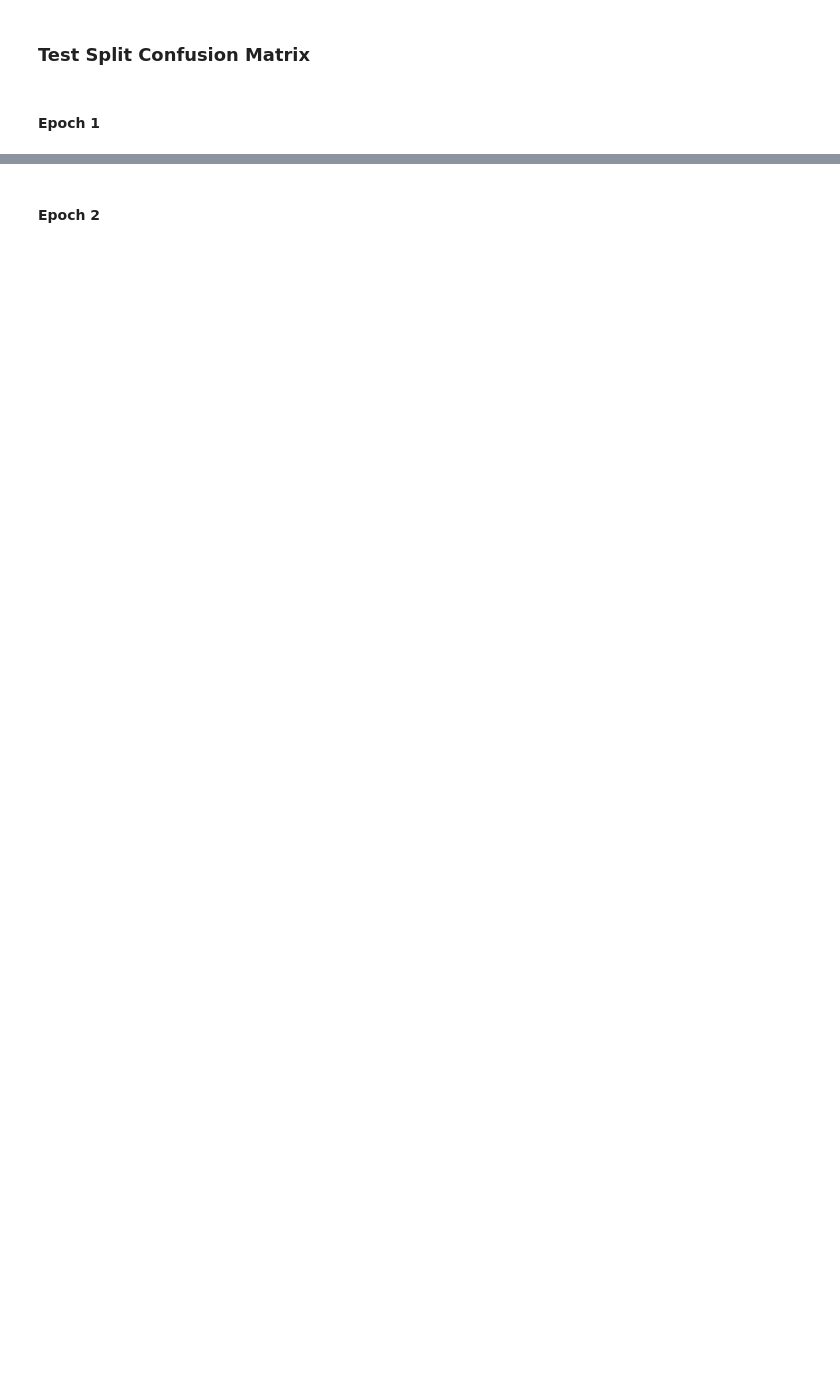
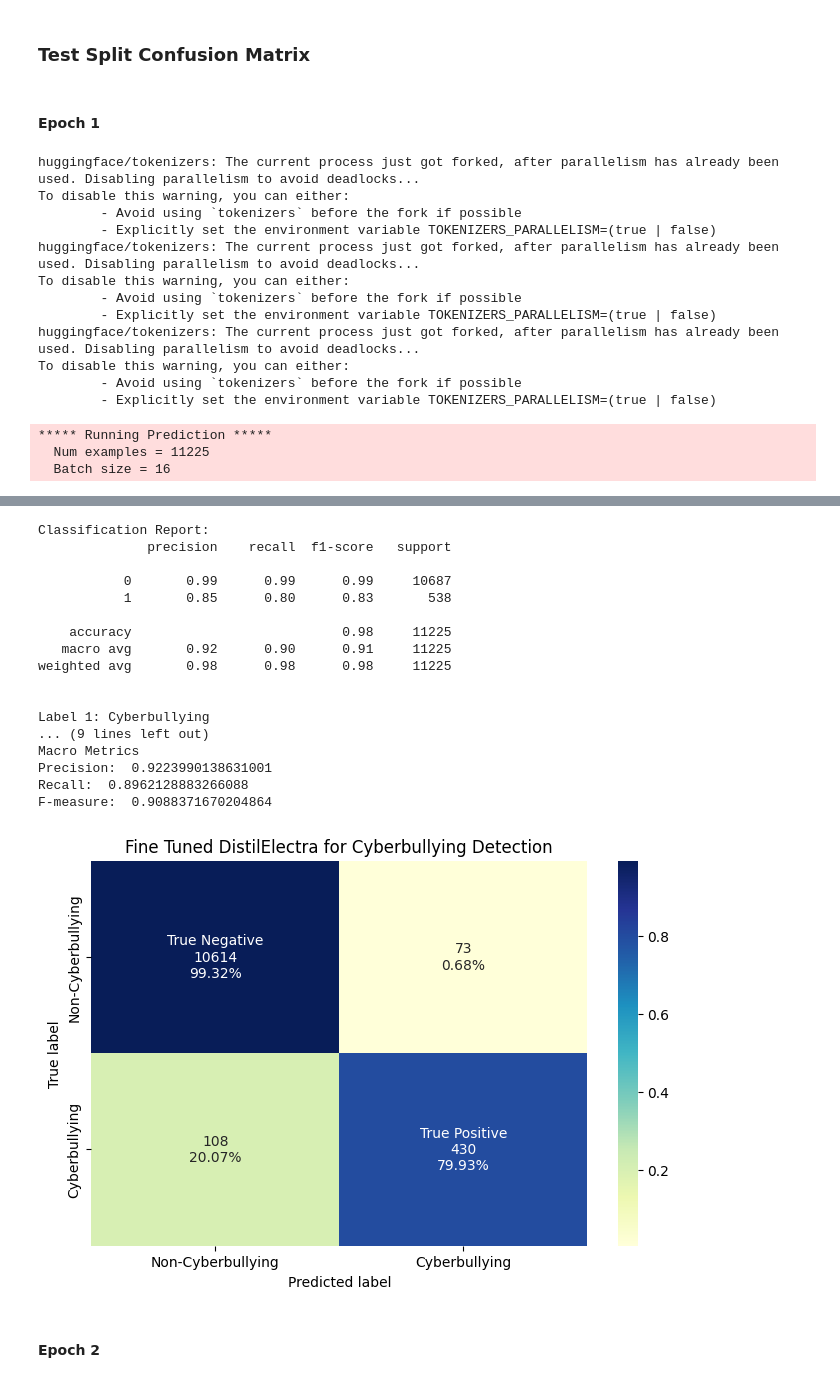
Before and after one commit to JasmeenBongKahYing/Cyberbullying-Detection, a Jupyter notebook: Model Training and Testing/Fine Tune Transformers from HuggingFace DistilElectra.ipynb, the cells around one changed output, grey strips where cells are left out. Saved outputs shown, nothing was run; the diff lists cells and outputs as text; code cells hidden in the pictures; blank space fills up the shorter version.

```diff
--- a/Model Training and Testing/Fine Tune Transformers from HuggingFace DistilElectra.ipynb
+++ b/Model Training and Testing/Fine Tune Transformers from HuggingFace DistilElectra.ipynb
@@ -50,7 +53,7 @@ data_set='bully_data_clean_with_stopword'
 
 
 # Import Data Set #
-bully_data_cleaned = pd.read_csv('bully_data_clean_with_stopword.csv', encoding='utf8')
+bully_data_cleaned = pd.read_csv('amica_data_clean_with_stopword_short.csv', encoding='utf8')
 bully_data_cleaned = bully_data_cleaned[~bully_data_cleaned['text_check'].isna()]
 bully_data_cleaned = bully_data_cleaned[bully_data_cleaned['text_check'] != ""]
 #bully_data_cleaned = bully_data_cleaned[bully_data_cleaned['role']!='None']
@@ -564,6 +638,22 @@ run_hold_out_split(model_name='DistilElectra',
 #### Epoch 1
 # %%
 compute_metrics_holdout(model_name='DistilElectra',
-                        model_path='content/drive/MyDrive_binary/output_DistilElectra/holdout/checkpoint-6803',
+                        model_path='content/drive/MyDrive_binary/output_DistilElectra/holdout/checkpoint-6314',
                         average_method='binary',
                         X_test=X_test)
+# %% [output]
+huggingface/tokenizers: The current process just got forked, after parallelism has already been used. Disabling parallelism to avoid deadlocks...
+To disable this warning, you can either:
+        - Avoid using `tokenizers` before the fork if possible
+        - Explicitly set the environment variable TOKENIZERS_PARALLELISM=(true | false)
+huggingface/tokenizers: The current process just got forked, after parallelism has already been used. Disabling parallelism to avoid deadlocks...
+To disable this warning, you can either:
+        - Avoid using `tokenizers` before the fork if possible
+        - Explicitly set the environment variable TOKENIZERS_PARALLELISM=(true | false)
+huggingface/tokenizers: The current process just got forked, after parallelism has already been used. Disabling parallelism to avoid deadlocks...
+To disable this warning, you can either:
+        - Avoid using `tokenizers` before the fork if possible
+        - Explicitly set the environment variable TOKENIZERS_PARALLELISM=(true | false)
+***** Running Prediction *****
+  Num examples = 11225
+  Batch size = 16
@@ -570,3 +661,21 @@ compute_metrics_holdout(model_name='DistilElectra',
+Classification Report:
+              precision    recall  f1-score   support
+
+           0       0.99      0.99      0.99     10687
+           1       0.85      0.80      0.83       538
+
+    accuracy                           0.98     11225
+   macro avg       0.92      0.90      0.91     11225
+weighted avg       0.98      0.98      0.98     11225
+
+
+Label 1: Cyberbullying
+... (9 lines left out)
+Macro Metrics
+Precision:  0.9223990138631001
+Recall:  0.8962128883266088
+F-measure:  0.9088371670204864
+[figure, added]
 # %% [markdown]
 #### Epoch 2
 # %%
```
Also changed, not shown: parts of 13 cells of this notebook.
